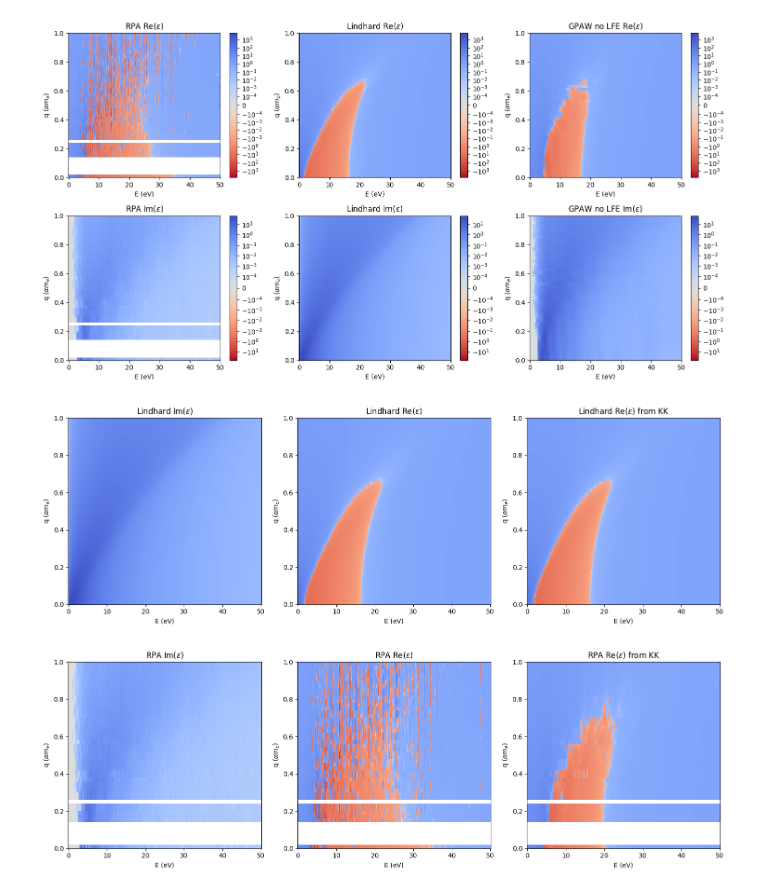
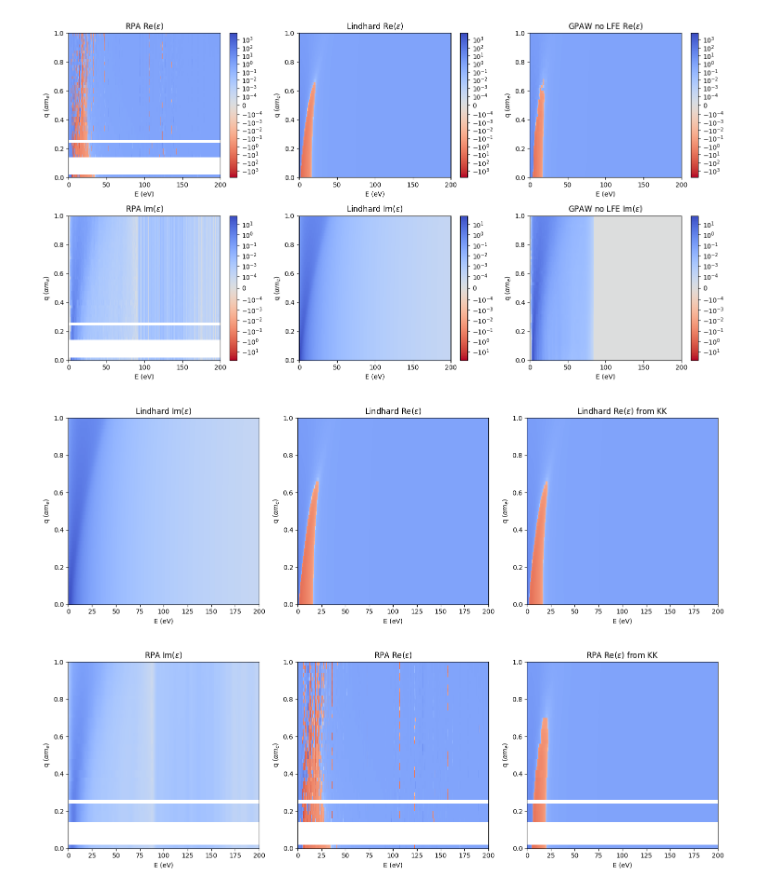
Before and after one commit to meganhott/QCDark2, a Jupyter notebook: plots.ipynb, the cells around one changed output. Drawn from its saved outputs; the diff is of its cells as text; code cells hidden in the pictures.

Commit message:
Fixed 4*pi constant in epsilon

```diff
--- a/plots.ipynb
+++ b/plots.ipynb
@@ -12,27 +12,27 @@ mElectron = 5.1099894e5
 alpha = 1.0/137.03599908
 
 q = np.arange(0.01, 1, parmt.dq) #alpha me
-E = np.arange(0, 50+parmt.dE, parmt.dE) #eV
+E = np.arange(0, 200+parmt.dE, parmt.dE) #eV
 # %%
 #RPA
-binned_eps = np.load('test_resources/epsilon_1q_50E_tz_6/binned_eps.npy')
+binned_eps = np.load('test_resources/epsilon_1q_200E_tz_6/binned_eps.npy')
 bin_centers = gen_bin_centers(q_max=1)
 eps = epsilon_r(bin_centers, binned_eps)
 # %%
 #RPA Kramers-Kronig
 from scipy.ndimage import gaussian_filter1d
 
-def kk_1d(eps, E, n_q, filter=True):
+def kk_1d(eps, E, n_q, corr=False):
     eps_im = np.imag(eps[n_q,:])
-    if filter:
-        eps_im = gaussian_filter1d(eps_im,10)
     eps_re = np.zeros_like(eps_im)
     for n, En in enumerate(E):
         E_pv = np.delete(E, n) #removes Ei = En for principal value
         eps_re[n] = 2/np.pi*parmt.dE*(sum([Ei*eps_im[i]/(Ei**2-En**2) for i,Ei in enumerate(E_pv)]) - 0.5*(E_pv[0]*eps_im[0]/(E_pv[0]**2-En**2) + E_pv[-1]*eps_im[-1]/(E_pv[-1]**2-En**2)))#trapezoid rule
+    if corr:
+        eps_re = eps_re*4*np.pi
     return eps_re + 1
 
-def kk_2d(eps, E, n_E, filter=True):
+def kk_2d(eps, E, n_E, corr=False):
     eps_im = np.imag(eps)
     if filter:
         for q_i in range(eps.shape[0]): #for each q
@@ -44,6 +44,8 @@ def kk_2d(eps, E, n_E, filter=True):
         eps_im_pv = np.delete(eps_im, n, axis=1)
 
         eps_re[:,n] = 2/np.pi*parmt.dE*(np.sum(E_pv[None,:] * eps_im_pv / (E_pv[None,:]**2 - En**2), axis=1) - 0.5*(E_pv[None,0]*eps_im_pv[:,0]/(E_pv[None,0]**2-En**2) + E_pv[None,-1]*eps_im_pv[:,-1]/(E_pv[None,-1]**2-En**2))) #trapezoid rule
+    if corr:
+        eps_re = eps_re*4*np.pi
     return eps_re + 1
 # %%
 #DarkELF
@@ -131,38 +133,38 @@ for i in [0,1]:
         ax[(i,j)].set_ylabel(r'q ($\alpha m_e$)')
 plt.tight_layout()
 # %% [output]
-[figure, old version]
+[figure, new version]
 # %%
 #Testing Kramers-Kronig with Lindhard
 
 E_l = np.arange(0, 500+parmt.dE, parmt.dE)
 E_mesh_l, q_mesh_l = np.meshgrid(E_l, q)
 eps_l_large = Lindhard(E_mesh_l, q_mesh_l, 0.1)
 
-eps_kk_l_re = kk_2d(eps_l, E, E.shape[0], filter=False) #still looks accurate only inlcuding energies up to 50eV
+eps_kk_l_re = kk_2d(eps_l, E, E.shape[0]) #still looks accurate only inlcuding energies up to 50eV
 
 fig, ax = plt.subplots(1,3, figsize=(15,5))
 im0 = ax[0].pcolormesh(E, q, np.imag(eps_l), cmap=c, norm=matplotlib.colors.SymLogNorm(th, vmin=-im_max, vmax=im_max))
 im1 = ax[1].pcolormesh(E, q, np.real(eps_l), cmap=c, norm=matplotlib.colors.SymLogNorm(th, vmin=-re_max, vmax=re_max))
 im2 = ax[2].pcolormesh(E, q, eps_kk_l_re[:,:E.shape[0]], cmap=c, norm=matplotlib.colors.SymLogNorm(th, vmin=-re_max, vmax=re_max))
 
 ax[0].set_title(r'Lindhard Im($\epsilon$)')
 ax[1].set_title(r'Lindhard Re($\epsilon$)')
 ax[2].set_title(r'Lindhard Re($\epsilon$) from KK')
 for i in [0,1,2]:
     ax[i].set_xlabel('E (eV)')
     ax[i].set_ylabel(r'q ($\alpha m_e$)')
 plt.tight_layout()
 # %% [output]
-[figure, old version]
+[figure, new version]
 # %%
 #Kramers-Kronig RPA
-eps_kk_re = kk_2d(eps, E, E.shape[0], filter=False)
+eps_kk_re = kk_2d(eps, E, E.shape[0], corr=True)
 
 fig, ax = plt.subplots(1,3, figsize=(15,5))
 im0 = ax[0].pcolormesh(E, q, np.imag(eps), cmap=c, norm=matplotlib.colors.SymLogNorm(th, vmin=-im_max, vmax=im_max))
 im1 = ax[1].pcolormesh(E, q, np.real(eps), cmap=c, norm=matplotlib.colors.SymLogNorm(th, vmin=-re_max, vmax=re_max))
-im2 = ax[2].pcolormesh(E, q, (eps_kk_re-1)*4*np.pi+1, cmap=c, norm=matplotlib.colors.SymLogNorm(th, vmin=-re_max, vmax=re_max))
+im2 = ax[2].pcolormesh(E, q, eps_kk_re, cmap=c, norm=matplotlib.colors.SymLogNorm(th, vmin=-re_max, vmax=re_max))
 #Note modification to Re from KK in last plot - could we get something reasonable if constant multiplying chi is fixed?
 
 ax[0].set_title(r'RPA Im($\epsilon$)')
@@ -173,4 +175,4 @@ for i in [0,1,2]:
     ax[i].set_ylabel(r'q ($\alpha m_e$)')
 plt.tight_layout()
 # %% [output]
-[figure, old version]
+[figure, new version]
```
Also changed, not shown: parts of 3 cells of this notebook, 1 other file.
